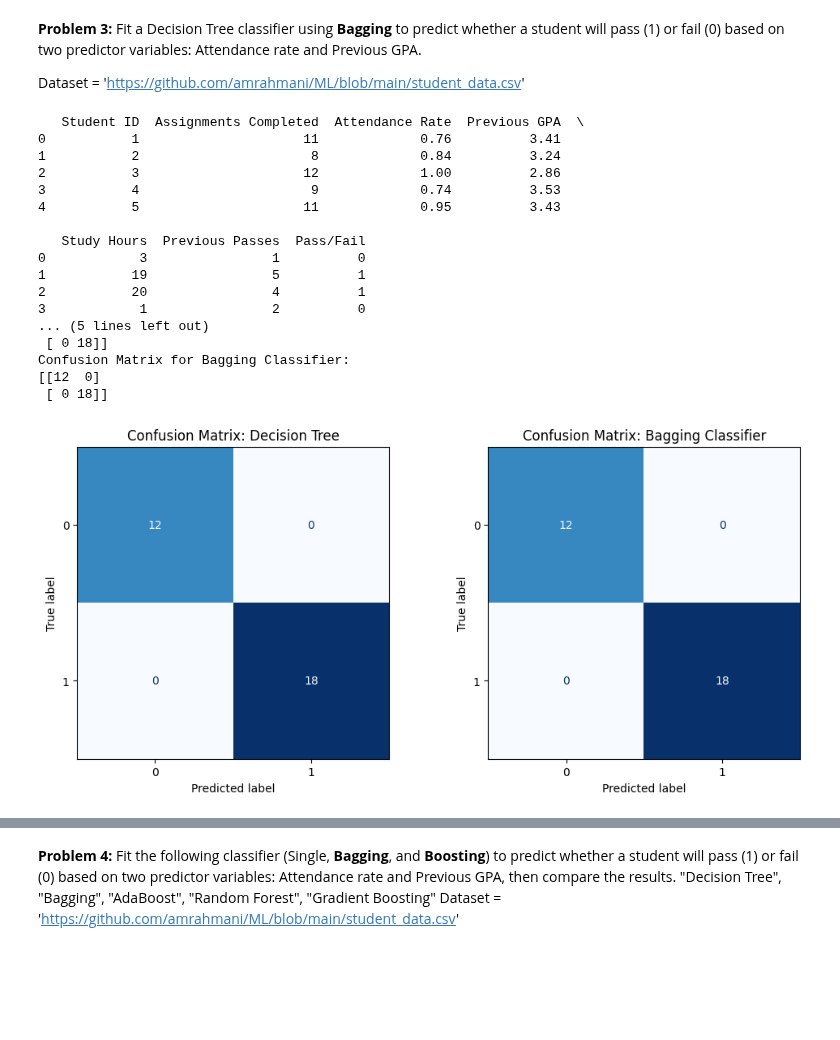
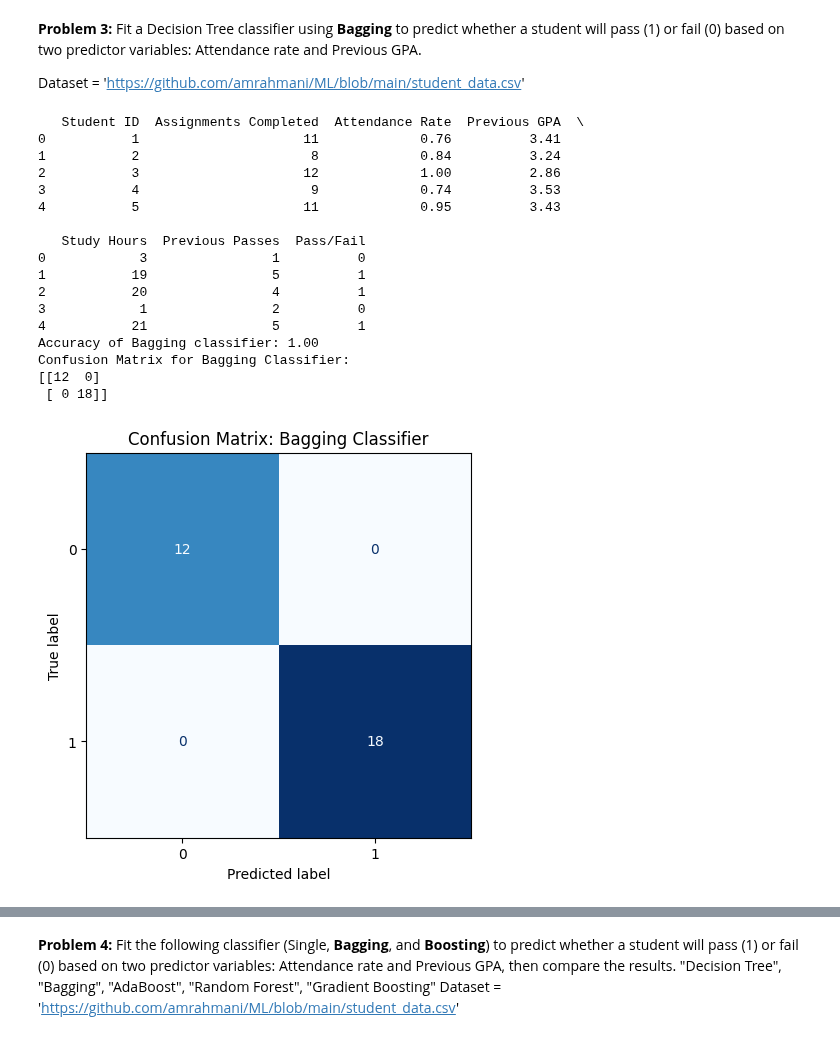
Before and after one commit to amrahmani/ML, a Jupyter notebook: Ch4_EnsambleMethods.ipynb, the cells around one changed output, grey strips where cells are left out. Saved outputs shown, nothing was run; the diff lists cells and outputs as text; code cells hidden in the pictures; blank space fills up the shorter version.

```diff
--- a/Ch4_EnsambleMethods.ipynb
+++ b/Ch4_EnsambleMethods.ipynb
@@ -212,11 +212,6 @@ scaler = StandardScaler()
 X_train_scaled = scaler.fit_transform(X_train)
 X_test_scaled = scaler.transform(X_test)
 
-# Train a single Decision Tree classifier
-tree_clf = DecisionTreeClassifier(criterion='gini', max_depth=2, random_state=42)
-tree_clf.fit(X_train_scaled, y_train)
-y_pred_tree = tree_clf.predict(X_test_scaled)
-
 # Train a Bagging classifier with Decision Trees
 # base_estimator=DecisionTreeClassifier(): The type of model to be used as the base estimator for the ensemble. In this case, a DecisionTreeClassifier
 # n_estimators=20: This sets the number of base estimators (decision trees) to be created in the ensemble. In this case, 250 decision trees will be built.
@@ -225,31 +220,19 @@ bagging_clf.fit(X_train_scaled, y_train)
 y_pred_bagging = bagging_clf.predict(X_test_scaled)
 
 # Print accuracy
-print(f'Accuracy of single Decision Tree: {accuracy_score(y_test, y_pred_tree):.2f}')
 print(f'Accuracy of Bagging classifier: {accuracy_score(y_test, y_pred_bagging):.2f}')
 
 # Print confusion matrix
-cm_tree = confusion_matrix(y_test, y_pred_tree)
 cm_bagging = confusion_matrix(y_test, y_pred_bagging)
-
-print("Confusion Matrix for Single Decision Tree:")
-print(cm_tree)
 
 print("Confusion Matrix for Bagging Classifier:")
 print(cm_bagging)
 
-# Display confusion matrices
-fig, axes = plt.subplots(1, 2, figsize=(12, 5))
-
-disp_tree = ConfusionMatrixDisplay(confusion_matrix=cm_tree)
+# Display confusion matrix
+fig, ax = plt.subplots(figsize=(6, 5))
 disp_bagging = ConfusionMatrixDisplay(confusion_matrix=cm_bagging)
-
-disp_tree.plot(ax=axes[0], colorbar=False, cmap=plt.cm.Blues)
-axes[0].set_title('Confusion Matrix: Decision Tree')
-
-disp_bagging.plot(ax=axes[1], colorbar=False, cmap=plt.cm.Blues)
-axes[1].set_title('Confusion Matrix: Bagging Classifier')
-
+disp_bagging.plot(ax=ax, colorbar=False, cmap=plt.cm.Blues)
+ax.set_title('Confusion Matrix: Bagging Classifier')
 plt.show()
 
 # Visualization
@@ -258,36 +241,35 @@ def plot_decision_boundary(clf, X, y, ax, title):
     y_min, y_max = X[:, 1].min() - 1, X[:, 1].max() + 1
     xx, yy = np.meshgrid(np.arange(x_min, x_max, 0.01),
                          np.arange(y_min, y_max, 0.01))
     Z = clf.predict(np.c_[xx.ravel(), yy.ravel()])
     Z = Z.reshape(xx.shape)
 
     ax.contourf(xx, yy, Z, alpha=0.3, cmap=ListedColormap(['#ffaaaa', '#aaffaa']))
     ax.scatter(X[:, 0], X[:, 1], c=y, edgecolor='k', cmap=ListedColormap(['#ff0000', '#00ff00']))
     ax.set_title(title)
     ax.set_xlabel('Attendance rate')
     ax.set_ylabel('Previous GPA')
 
 # Plot decision boundaries
-fig, axes = plt.subplots(1, 2, figsize=(12, 5))
-plot_decision_boundary(tree_clf, X_train_scaled, y_train, axes[0], 'Decision Tree Classifier')
-plot_decision_boundary(bagging_clf, X_train_scaled, y_train, axes[1], 'Bagging Classifier')
+fig, ax = plt.subplots(figsize=(6, 5))  # Create figure with one subplot
+plot_decision_boundary(bagging_clf, X_train_scaled, y_train, ax, 'Bagging Classifier')
 plt.show()
 # %% [output]
    Student ID  Assignments Completed  Attendance Rate  Previous GPA  \
 0           1                     11             0.76          3.41
 1           2                      8             0.84          3.24
 2           3                     12             1.00          2.86
 3           4                      9             0.74          3.53
 4           5                     11             0.95          3.43
 
    Study Hours  Previous Passes  Pass/Fail
 0            3                1          0
 1           19                5          1
 2           20                4          1
 3            1                2          0
-... (5 lines left out)
- [ 0 18]]
+4           21                5          1
+Accuracy of Bagging classifier: 1.00
 Confusion Matrix for Bagging Classifier:
 [[12  0]
  [ 0 18]]
-[figure, old version]
+[figure, new version]
```
Also changed, not shown: parts of 1 cell of this notebook.
